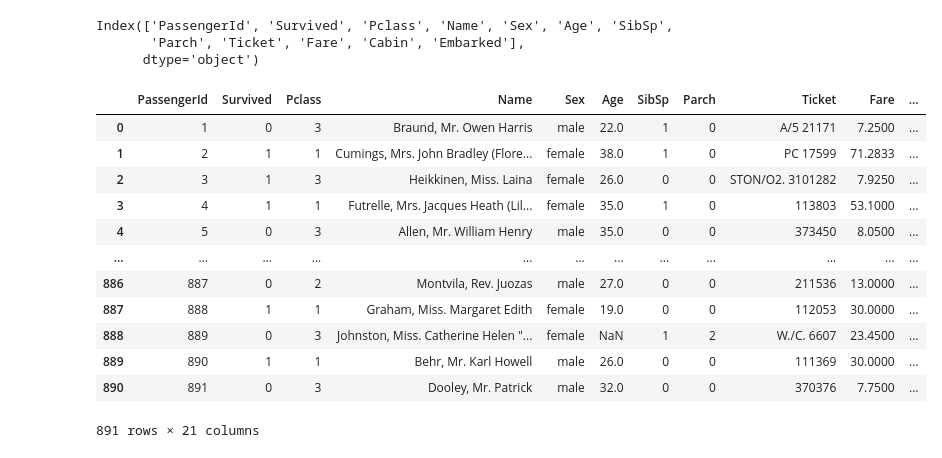
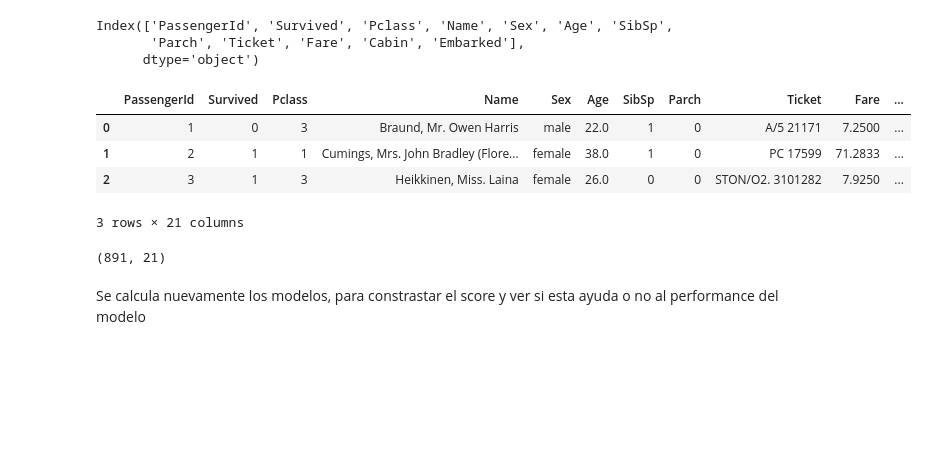
Before and after one commit to antoniomedina99/imputacion_y_Limpieza_de_datos_utilizando_funciones, a Jupyter notebook: Notebook filtros.ipynb, the cells around one changed output. Drawn from its saved outputs; the diff is of its cells as text; code cells hidden in the pictures; blank space fills up the shorter version.

```diff
--- a/Notebook filtros.ipynb
+++ b/Notebook filtros.ipynb
@@ -442,18 +442,16 @@ Index(['PassengerId', 'Survived', 'Pclass', 'Name', 'Sex', 'Age', 'SibSp',
 # %%
 encoder = encoder.fit_transform(train)
 # %%
-encoder
+encoder.head(3)
 # %% [output]
 |  | PassengerId | Survived | Pclass | Name | Sex | Age | SibSp | Parch | Ticket | Fare | ... |
 | 0 | 1 | 0 | 3 | Braund, Mr. Owen Harris | male | 22.0 | 1 | 0 | A/5 21171 | 7.2500 | ... |
 | 1 | 2 | 1 | 1 | Cumings, Mrs. John Bradley (Flore... | female | 38.0 | 1 | 0 | PC 17599 | 71.2833 | ... |
 | 2 | 3 | 1 | 3 | Heikkinen, Miss. Laina | female | 26.0 | 0 | 0 | STON/O2. 3101282 | 7.9250 | ... |
-| 3 | 4 | 1 | 1 | Futrelle, Mrs. Jacques Heath (Lil... | female | 35.0 | 1 | 0 | 113803 | 53.1000 | ... |
-| 4 | 5 | 0 | 3 | Allen, Mr. William Henry | male | 35.0 | 0 | 0 | 373450 | 8.0500 | ... |
-| ... | ... | ... | ... | ... | ... | ... | ... | ... | ... | ... | ... |
-| 886 | 887 | 0 | 2 | Montvila, Rev. Juozas | male | 27.0 | 0 | 0 | 211536 | 13.0000 | ... |
-| 887 | 888 | 1 | 1 | Graham, Miss. Margaret Edith | female | 19.0 | 0 | 0 | 112053 | 30.0000 | ... |
-| 888 | 889 | 0 | 3 | Johnston, Miss. Catherine Helen "... | female | NaN | 1 | 2 | W./C. 6607 | 23.4500 | ... |
-| 889 | 890 | 1 | 1 | Behr, Mr. Karl Howell | male | 26.0 | 0 | 0 | 111369 | 30.0000 | ... |
-| 890 | 891 | 0 | 3 | Dooley, Mr. Patrick | male | 32.0 | 0 | 0 | 370376 | 7.7500 | ... |
-891 rows × 21 columns
+3 rows × 21 columns
+# %%
+encoder.shape
+# %% [output]
+(891, 21)
+# %% [markdown]
+Se calcula nuevamente los modelos, para constrastar el score y ver si esta ayuda o no al performance del modelo
```
